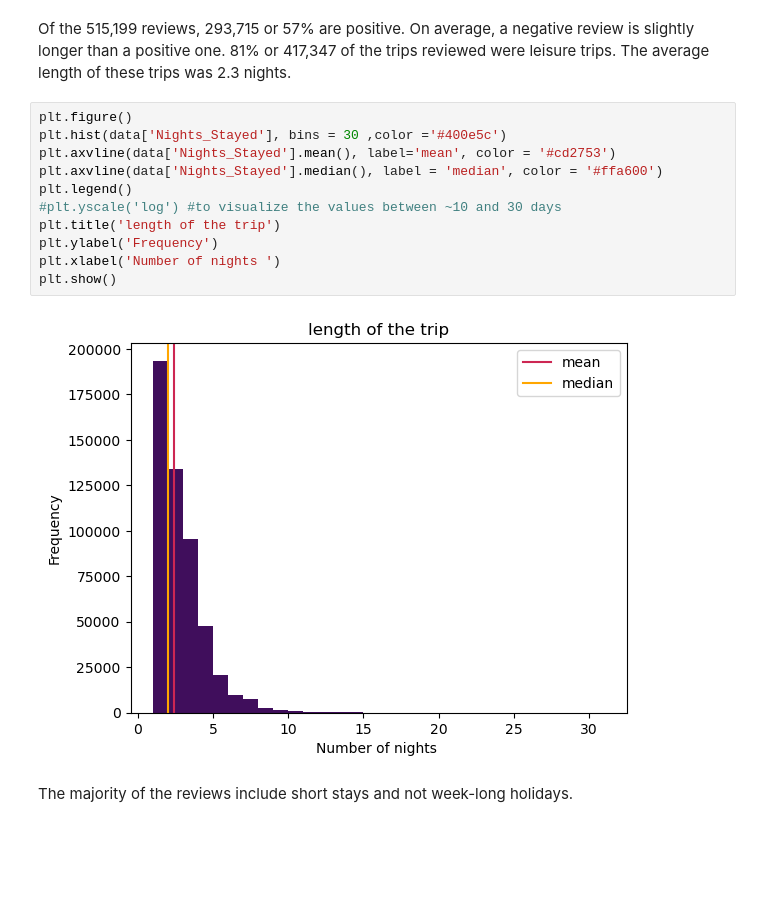
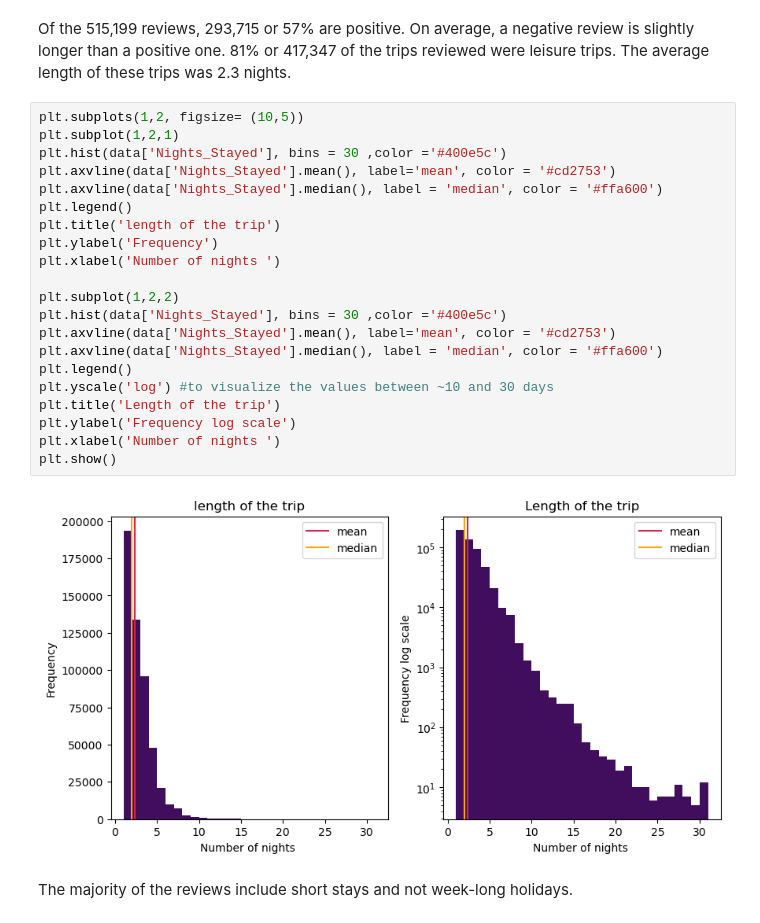
Before and after one commit to bennymiddel/personal_projects, a Jupyter notebook: 01_NLP_hotel_review/BM_NLP_hotel_review.ipynb, the cells around one changed output. Cells and saved outputs as stored; diff of their text form; blank space fills up the shorter version.

```diff
--- a/01_NLP_hotel_review/BM_NLP_hotel_review.ipynb
+++ b/01_NLP_hotel_review/BM_NLP_hotel_review.ipynb
@@ -445,18 +444,28 @@ data['Leisure_Trip'].loc[data['Leisure_Trip']==1].count()
 # %% [markdown]
 Of the 515,199 reviews, 293,715 or 57% are positive. On average, a negative review is slightly longer than a positive one. 81% or 417,347 of the trips reviewed were leisure trips. The average length of these trips was 2.3 nights.
 # %%
-plt.figure()
+plt.subplots(1,2, figsize= (10,5))
+plt.subplot(1,2,1)
 plt.hist(data['Nights_Stayed'], bins = 30 ,color ='#400e5c')
 plt.axvline(data['Nights_Stayed'].mean(), label='mean', color = '#cd2753')
 plt.axvline(data['Nights_Stayed'].median(), label = 'median', color = '#ffa600')
 plt.legend()
-#plt.yscale('log') #to visualize the values between ~10 and 30 days
 plt.title('length of the trip')
 plt.ylabel('Frequency')
 plt.xlabel('Number of nights ')
+
+plt.subplot(1,2,2)
+plt.hist(data['Nights_Stayed'], bins = 30 ,color ='#400e5c')
+plt.axvline(data['Nights_Stayed'].mean(), label='mean', color = '#cd2753')
+plt.axvline(data['Nights_Stayed'].median(), label = 'median', color = '#ffa600')
+plt.legend()
+plt.yscale('log') #to visualize the values between ~10 and 30 days
+plt.title('Length of the trip')
+plt.ylabel('Frequency log scale')
+plt.xlabel('Number of nights ')
 plt.show()
 # %% [output]
-[figure, old version]
+[figure, new version]
 # %% [markdown]
 The majority of the reviews include short stays and not week-long holidays.
 # %%
```
Also changed, not shown: parts of 28 cells of this notebook.
